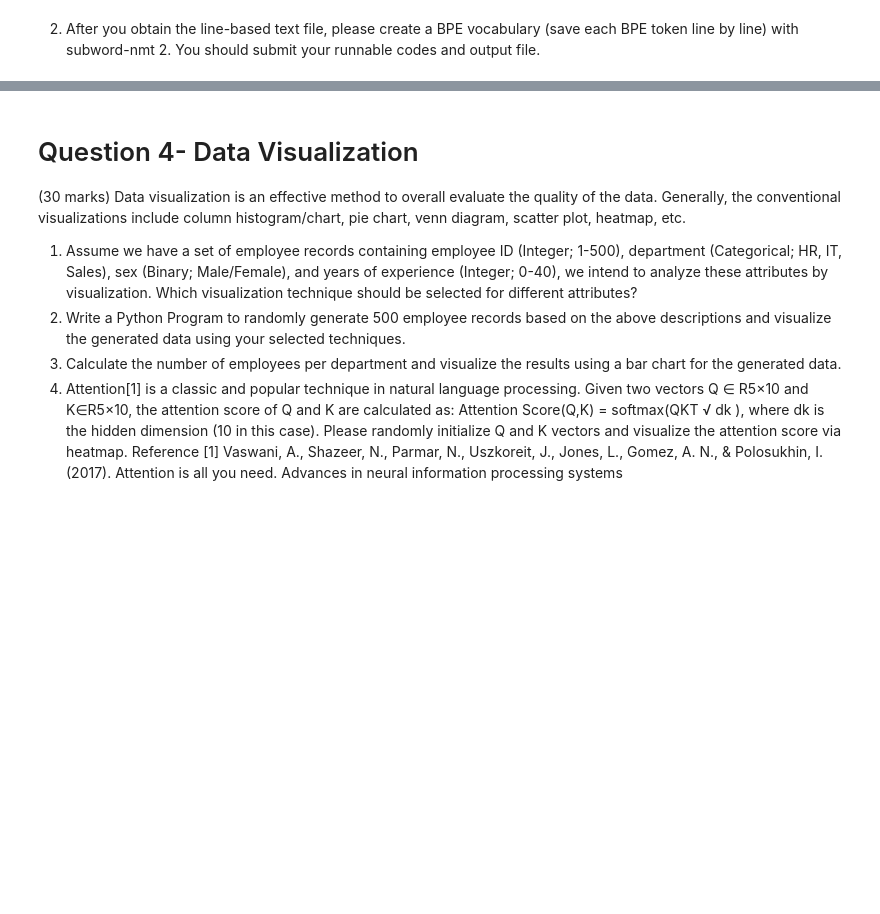
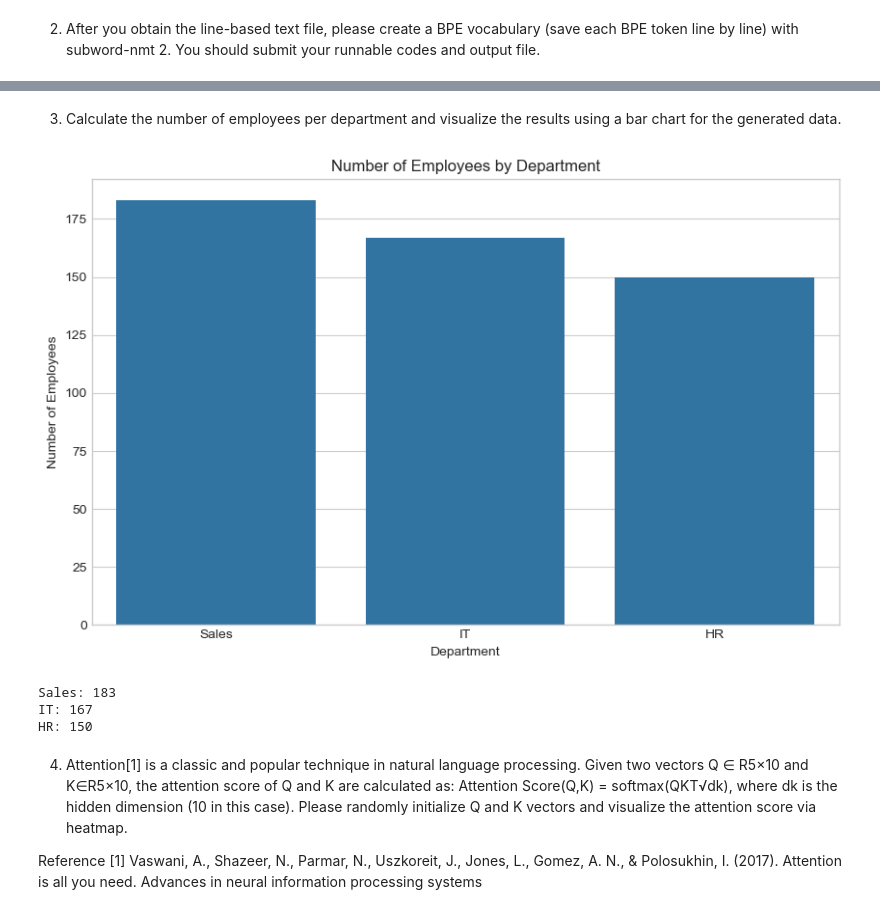
Before and after one commit to BeccaYe/Assignments, a Jupyter notebook: DataEngineering/CS5485Assignment1YeBichuan.ipynb, the cells around one changed output, grey strips where cells are left out. Saved outputs shown, nothing was run; the diff lists cells and outputs as text; code cells hidden in the pictures; blank space fills up the shorter version.

```diff
--- a/DataEngineering/CS5485Assignment1YeBichuan.ipynb
+++ b/DataEngineering/CS5485Assignment1YeBichuan.ipynb
@@ -307,21 +444,33 @@ False
+# %% [markdown]
+ 3. Calculate the number of employees per department and visualize the results using a bar chart for the generated
+ data.
+# %%
+import collections
+# Bar chart of department
+plt.figure(figsize=(10, 6))
+sns.countplot(data=employee_data, x='Department', order=employee_data['Department'].value_counts().index)
+plt.title('Number of Employees by Department')
+plt.xlabel('Department')
+plt.ylabel('Number of Employees')
+plt.show()
+
+sales_count = collections.Counter(departments).get('Sales')
+IT_count = collections.Counter(departments).get('IT')
+HR_count = collections.Counter(departments).get('HR')
+print(f'Sales: {sales_count}')
+print(f'IT: {IT_count}')
+print(f'HR: {HR_count}')
+# %% [output]
+[figure, added]
+Sales: 183
+IT: 167
+HR: 150
 # %% [markdown]
-# Question 4- Data Visualization
- (30 marks) Data visualization is an effective method to overall evaluate the quality of the data. Generally, the
- conventional visualizations include column histogram/chart, pie chart, venn diagram, scatter plot, heatmap, etc.
- 1. Assume we have a set of employee records containing employee ID (Integer; 1-500), department (Categorical;
- HR, IT, Sales), sex (Binary; Male/Female), and years of experience (Integer; 0-40), we intend to analyze
- these attributes by visualization. Which visualization technique should be selected for different attributes?
- 2. Write a Python Program to randomly generate 500 employee records based on the above descriptions and
- visualize the generated data using your selected techniques.
- 3. Calculate the number of employees per department and visualize the results using a bar chart for the generated
- data.
  4. Attention[1] is a classic and popular technique in natural language processing. Given two vectors Q ∈ R5×10
  and K∈R5×10, the attention score of Q and K are calculated as:
- Attention Score(Q,K) = softmax(QKT
- √
- dk
-),
+ Attention Score(Q,K) = softmax(QKT√dk),
  where dk is the hidden dimension (10 in this case).
  Please randomly initialize Q and K vectors and visualize the attention score via heatmap.
+
  Reference [1] Vaswani, A., Shazeer, N., Parmar, N., Uszkoreit, J., Jones, L., Gomez, A. N., & Polosukhin, I. (2017).
  Attention is all you need. Advances in neural information processing systems
```
Also changed, not shown: parts of 17 cells of this notebook, 7 other files.
